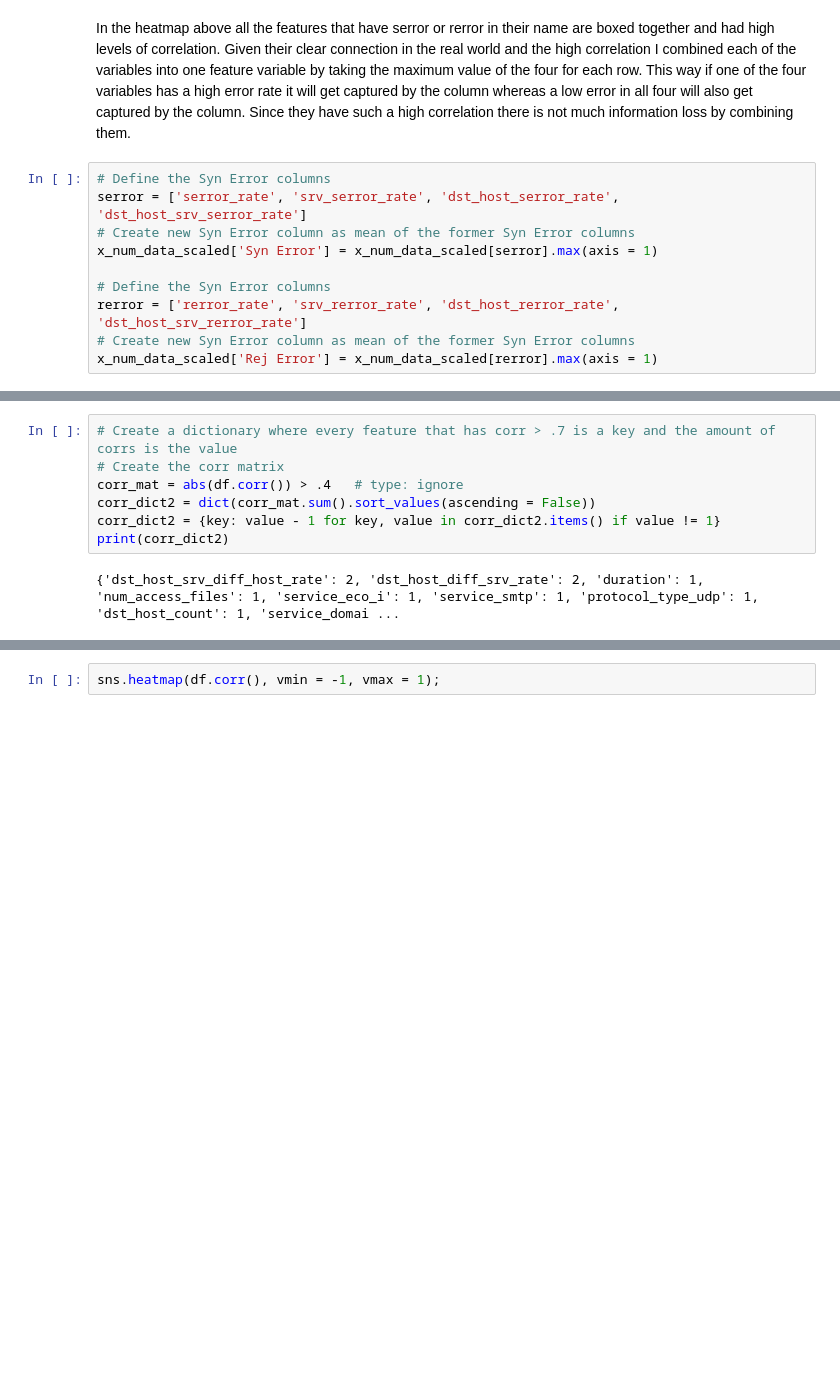
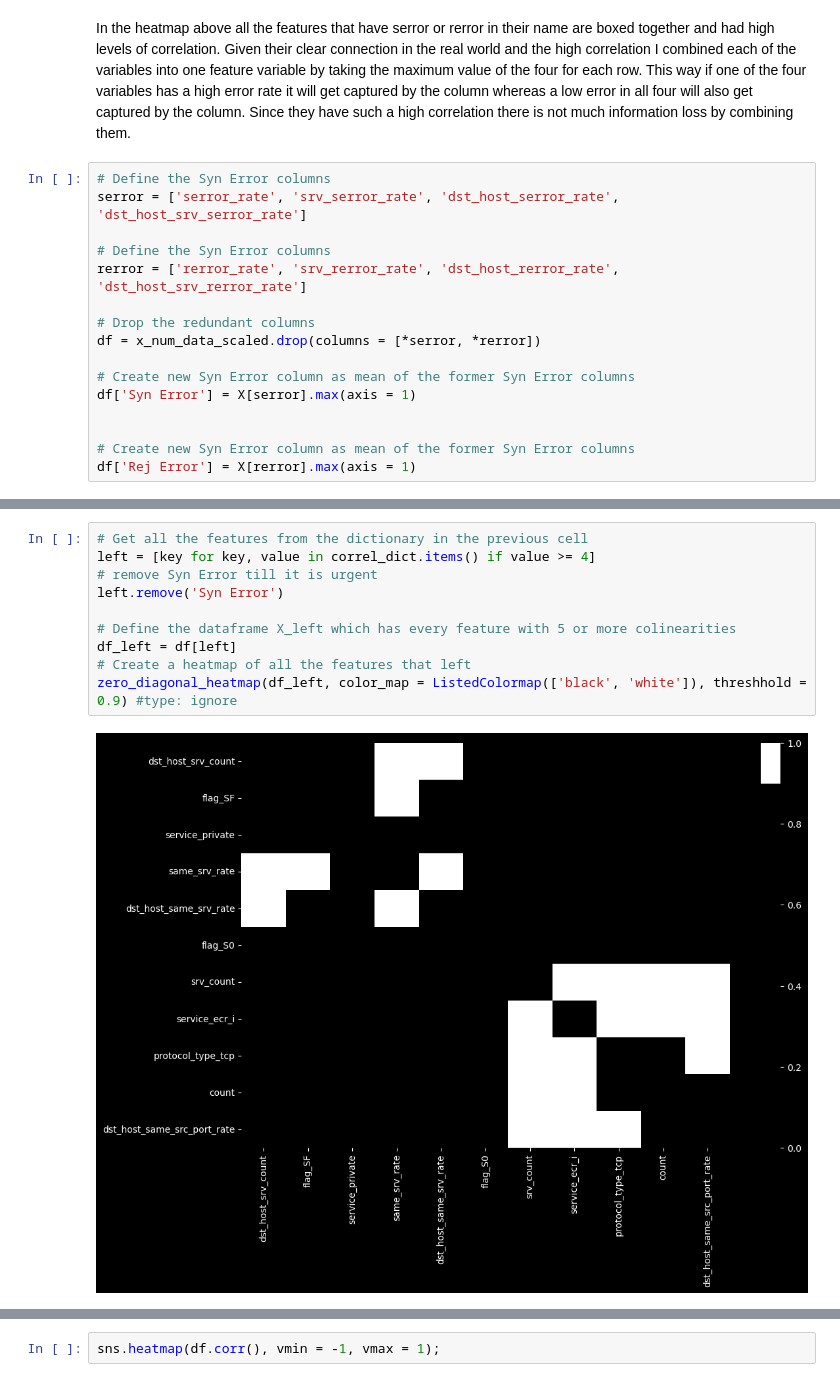
Before and after one commit to Jewdah18/Network-Intrusions, a Jupyter notebook: notebooks/Data Wrangling.ipynb, the cells around one changed output, grey strips where cells are left out. Drawn from its saved outputs; the diff is of its cells as text; blank space fills up the shorter version.

```diff
--- a/notebooks/Data Wrangling.ipynb
+++ b/notebooks/Data Wrangling.ipynb
@@ -162,11 +156,17 @@ In the heatmap above all the features that have serror or rerror in their name a
 # %%
 # Define the Syn Error columns
 serror = ['serror_rate', 'srv_serror_rate', 'dst_host_serror_rate', 'dst_host_srv_serror_rate']
-# Create new Syn Error column as mean of the former Syn Error columns
-x_num_data_scaled['Syn Error'] = x_num_data_scaled[serror].max(axis = 1)
 
 # Define the Syn Error columns
 rerror = ['rerror_rate', 'srv_rerror_rate', 'dst_host_rerror_rate', 'dst_host_srv_rerror_rate']
+
+# Drop the redundant columns
+df = x_num_data_scaled.drop(columns = [*serror, *rerror])
+
 # Create new Syn Error column as mean of the former Syn Error columns
-x_num_data_scaled['Rej Error'] = x_num_data_scaled[rerror].max(axis = 1)
+df['Syn Error'] = X[serror].max(axis = 1)
+
+
+# Create new Syn Error column as mean of the former Syn Error columns
+df['Rej Error'] = X[rerror].max(axis = 1)
 # %% [markdown]
@@ -206,9 +197,12 @@ sns.heatmap(abs(X_left.corr()), cmap = cmap, center = 0.9, vmin = 0.0, vmax = 1)
-# %%
-# Create a dictionary where every feature that has corr > .7 is a key and the amount of corrs is the value
-# Create the corr matrix
-corr_mat = abs(df.corr()) > .4   # type: ignore
-corr_dict2 = dict(corr_mat.sum().sort_values(ascending = False))
-corr_dict2 = {key: value - 1 for key, value in corr_dict2.items() if value != 1}
-print(corr_dict2)
-# %% [output]
-{'dst_host_srv_diff_host_rate': 2, 'dst_host_diff_srv_rate': 2, 'duration': 1, 'num_access_files': 1, 'service_eco_i': 1, 'service_smtp': 1, 'protocol_type_udp': 1, 'dst_host_count': 1, 'service_domai ...
+# %%
+# Get all the features from the dictionary in the previous cell
+left = [key for key, value in correl_dict.items() if value >= 4]
+# remove Syn Error till it is urgent
+left.remove('Syn Error')
+
+# Define the dataframe X_left which has every feature with 5 or more colinearities
+df_left = df[left]
+# Create a heatmap of all the features that left
+zero_diagonal_heatmap(df_left, color_map = ListedColormap(['black', 'white']), threshhold = 0.9) #type: ignore
+# %% [output]
+[figure, added]
```
Also changed, not shown: parts of 19 cells of this notebook.
